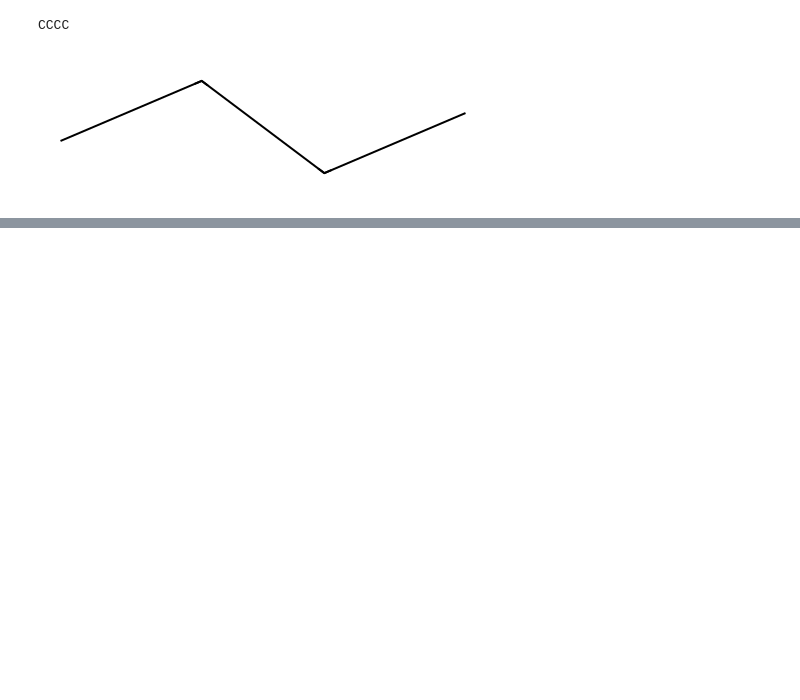
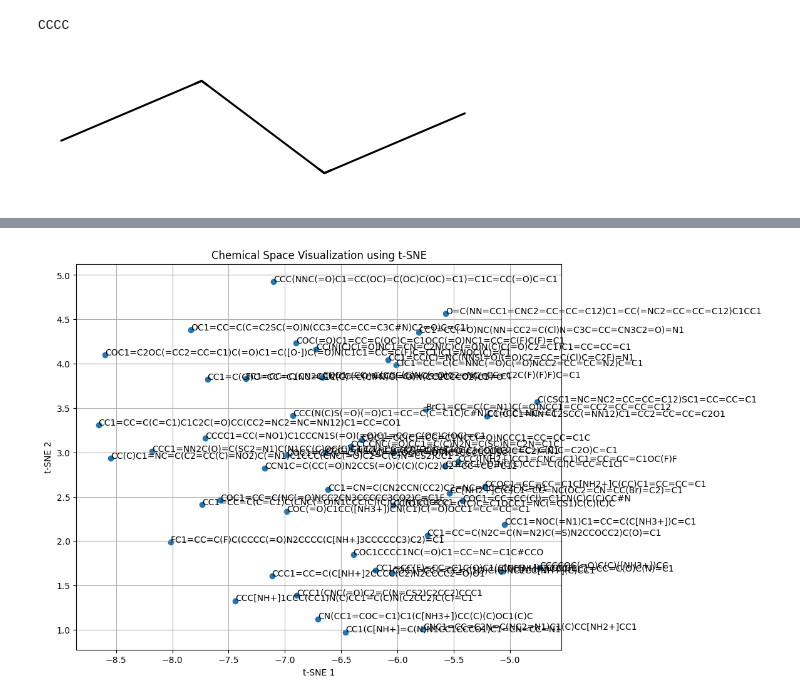
Before and after one commit to camlcworkshop/camlcworkshop.github.io, a Jupyter notebook: content/session_1_laplaza_iribarren/smiles_tutorial.ipynb, the cells around one changed output, grey strips where cells are left out. Drawn from its saved outputs; the diff is of its cells as text; code cells hidden in the pictures; blank space fills up the shorter version.

Commit message:
Better tutorial for 2025, added extra stuff

```diff
--- a/content/session_1_laplaza_iribarren/smiles_tutorial.ipynb
+++ b/content/session_1_laplaza_iribarren/smiles_tutorial.ipynb
@@ -533,0 +736,23 @@ display(new_mol)
+# %%
+# Now let's try t-SNE, which is better at preserving local structure
+from sklearn.manifold import TSNE
+
+# Apply t-SNE
+tsne = TSNE(n_components=2, random_state=42)
+X_tsne = tsne.fit_transform(X_scaled)
+
+# Create a scatter plot
+plt.figure(figsize=(10, 8))
+plt.scatter(X_tsne[:, 0], X_tsne[:, 1])
+
+# Add labels for each point
+for i, name in enumerate(names):
+    plt.annotate(name, (X_tsne[i, 0], X_tsne[i, 1]))
+
+plt.xlabel('t-SNE 1')
+plt.ylabel('t-SNE 2')
+plt.title('Chemical Space Visualization using t-SNE')
+plt.grid(True)
+plt.show()
+# %% [output]
+[figure, added]
```
Also changed, not shown: parts of 16 cells of this notebook, 2 other files.
